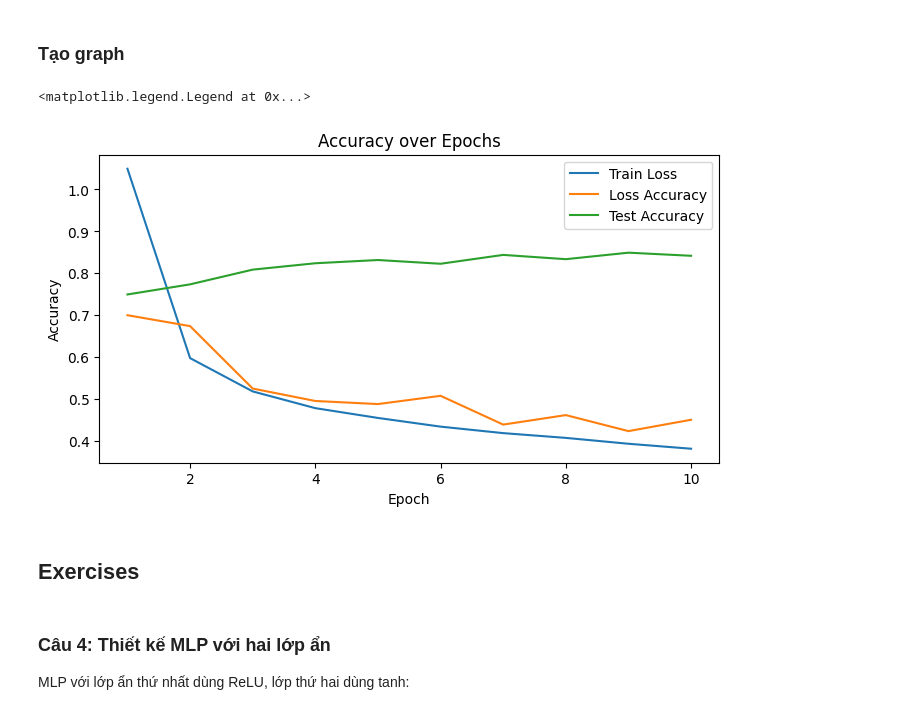
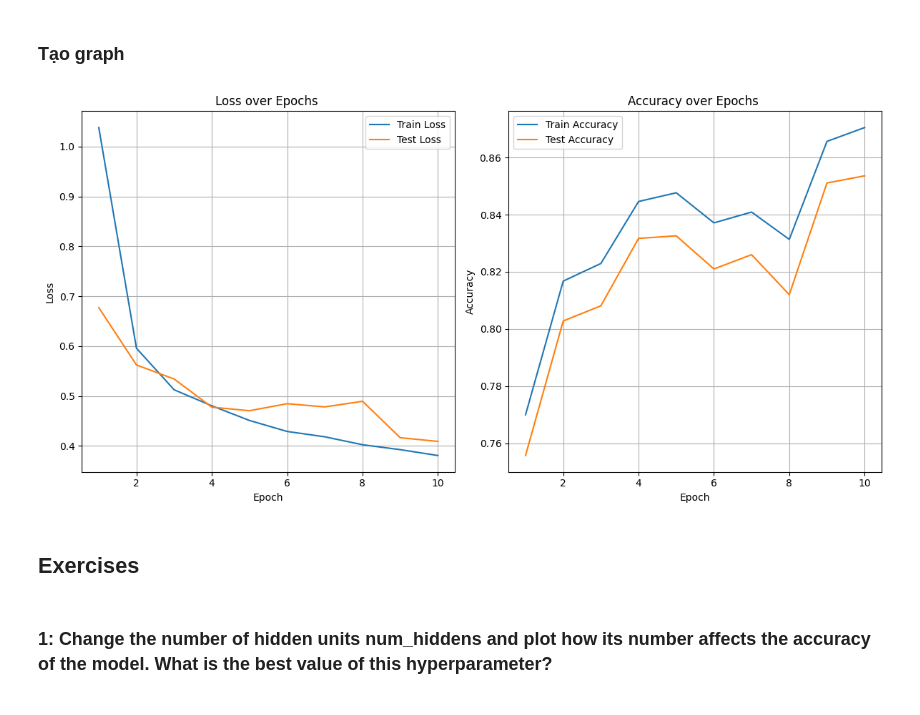
Before and after one commit to lifebow/MFFCS, a Jupyter notebook: MLP_Implementation.ipynb, the cells around one changed output. Drawn from its saved outputs; the diff is of its cells as text; code cells hidden in the pictures.

```diff
--- a/MLP_Implementation.ipynb
+++ b/MLP_Implementation.ipynb
@@ -269,0 +269,9 @@ Epoch 10: train_loss=0.3820, test_loss=0.4511, train_acc=0.8560, test_acc=0.8419
+# %%
+num_inputs      = 784
+num_hiddens     = 256
+num_outputs     = 10
+learning_rate   = 0.1
+sigma           = 0.01
+num_epochs      = 10
+
+num_epochs, train_losses, test_losses, train_accs, test_accs = train_model(num_inputs, num_hiddens, num_outputs, learning_rate, sigma,num_epochs)
@@ -270,22 +289,33 @@ Epoch 10: train_loss=0.3820, test_loss=0.4511, train_acc=0.8560, test_acc=0.8419
 # %% [markdown]
 ### Tạo graph
 # %%
-# Vẽ graph
-plt.figure(figsize=(8, 4))
-epochs = list(range(1, num_epochs+1))
-plt.plot(epochs, train_losses, label='Train Loss')
-plt.plot(epochs, accuracy_losses, label='Loss Accuracy')
-plt.plot(epochs, test_accs, label='Test Accuracy')
-plt.title("Accuracy over Epochs")
-plt.xlabel("Epoch")
-plt.ylabel("Accuracy")
-plt.legend()
+def show_training_graphs(num_epochs, train_losses, test_losses, train_accs, test_accs, layer_dims_str=""):
+    # Vẽ graph
+    plt.figure(figsize=(12, 6))
+    epochs_range = list(range(1, num_epochs+1))
+    plt.subplot(1, 2, 1)
+    plt.plot(epochs_range, train_losses, label='Train Loss')
+    plt.plot(epochs_range, test_losses, label='Test Loss')
+    plt.title(f'Loss over Epochs {layer_dims_str}')
+    plt.xlabel("Epoch")
+    plt.ylabel("Loss")
+    plt.legend()
+    plt.grid(True)
+
+    plt.subplot(1, 2, 2)
+    plt.plot(epochs_range, train_accs, label='Train Accuracy')
+    plt.plot(epochs_range, test_accs, label='Test Accuracy')
+    plt.title(f'Accuracy over Epochs {layer_dims_str}')
+    plt.xlabel("Epoch")
+    plt.ylabel("Accuracy")
+    plt.legend()
+    plt.grid(True)
+
+    plt.tight_layout()
+    plt.show()
-# %% [output]
-<matplotlib.legend.Legend at 0x...>
-[figure, removed]
+# %%
+show_training_graphs(num_epochs, train_losses, test_losses, train_accs, test_accs)
+# %% [output]
+[figure, added]
 # %% [markdown]
 ## Exercises
-# %% [markdown]
-### Câu 4: Thiết kế MLP với hai lớp ẩn
-
-MLP với lớp ẩn thứ nhất dùng ReLU, lớp thứ hai dùng tanh:
@@ -308,0 +322,2 @@ class MLPWithTwoHiddenLayers(nn.Module):
+# %% [markdown]
+### 1: Change the number of hidden units num_hiddens and plot how its number affects the accuracy of the model. What is the best value of this hyperparameter?
```
Also changed, not shown: parts of 40 cells of this notebook.
